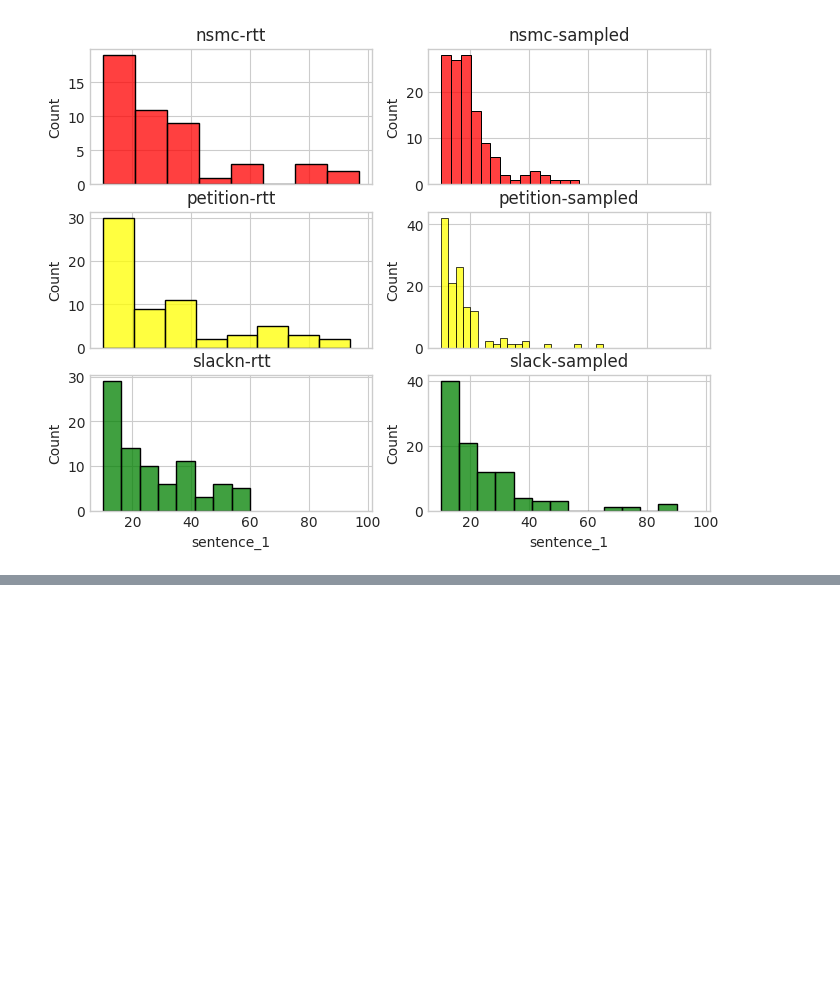
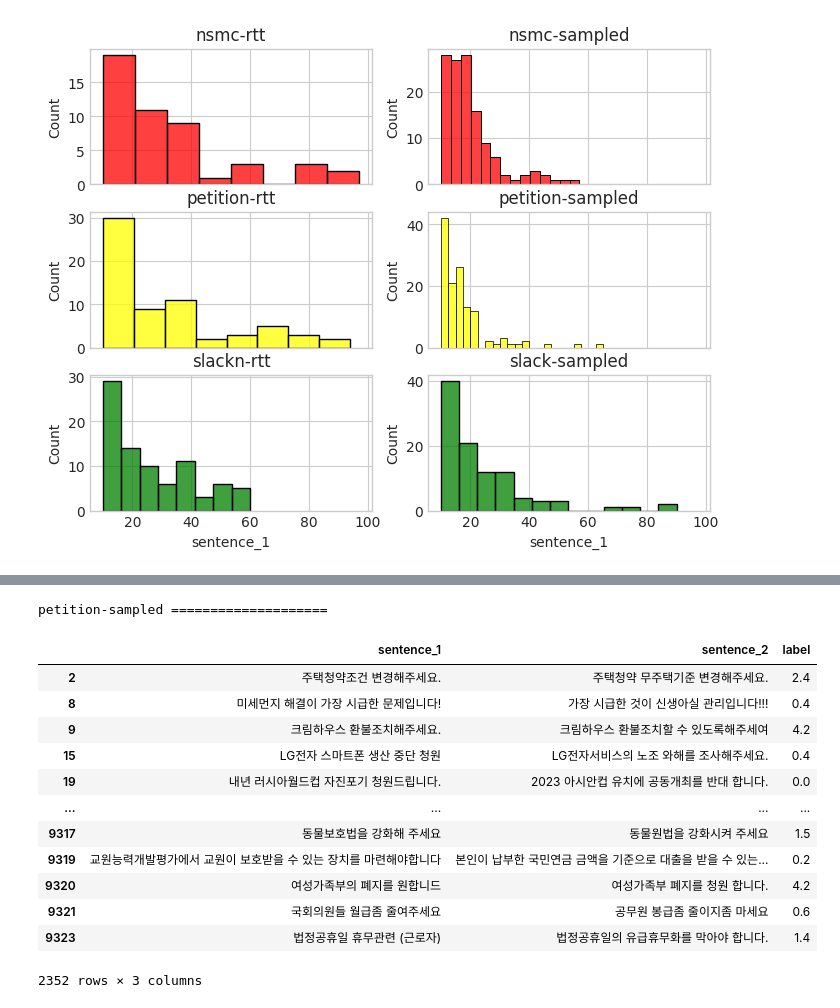
Before and after one commit to i-mprovising/level1_semantictextsimilarity-nlp-06, a Jupyter notebook: data_viz/beom_EDA.ipynb, the cells around one changed output, grey strips where cells are left out. Cells and saved outputs as stored; diff of their text form; code cells hidden in the pictures; blank space fills up the shorter version.

```diff
--- a/data_viz/beom_EDA.ipynb
+++ b/data_viz/beom_EDA.ipynb
@@ -311,0 +383,18 @@ plt.show()
+# %%
+print('petition-sampled', "="*20)
+train_df[train_df['source'] == 'petition-sampled'][train_df.columns[2:-1]]
+# %% [output]
+petition-sampled ====================
+|  | sentence_1 | sentence_2 | label |
+| 2 | 주택청약조건 변경해주세요. | 주택청약 무주택기준 변경해주세요. | 2.4 |
+| 8 | 미세먼지 해결이 가장 시급한 문제입니다! | 가장 시급한 것이 신생아실 관리입니다!!! | 0.4 |
+| 9 | 크림하우스 환불조치해주세요. | 크림하우스 환불조치할 수 있도록해주세여 | 4.2 |
+| 15 | LG전자 스마트폰 생산 중단 청원 | LG전자서비스의 노조 와해를 조사해주세요. | 0.4 |
+| 19 | 내년 러시아월드컵 자진포기 청원드립니다. | 2023 아시안컵 유치에 공동개최를 반대 합니다. | 0.0 |
+| ... | ... | ... | ... |
+| 9317 | 동물보호법을 강화해 주세요 | 동물원법을 강화시켜 주세요 | 1.5 |
+| 9319 | 교원능력개발평가에서 교원이 보호받을 수 있는 장치를 마련해야합니다 | 본인이 납부한 국민연금 금액을 기준으로 대출을 받을 수 있는... | 0.2 |
+| 9320 | 여성가족부의 폐지를 원합니드 | 여성가족부 폐지를 청원 합니다. | 4.2 |
+| 9321 | 국회의원들 월급좀 줄여주세요 | 공무원 봉급좀 줄이지좀 마세요 | 0.6 |
+| 9323 | 법정공휴일 휴무관련 (근로자) | 법정공휴일의 유급휴무화를 막아야 합니다. | 1.4 |
+2352 rows × 3 columns
```
Also changed, not shown: parts of 12 cells of this notebook, 4 other files.
